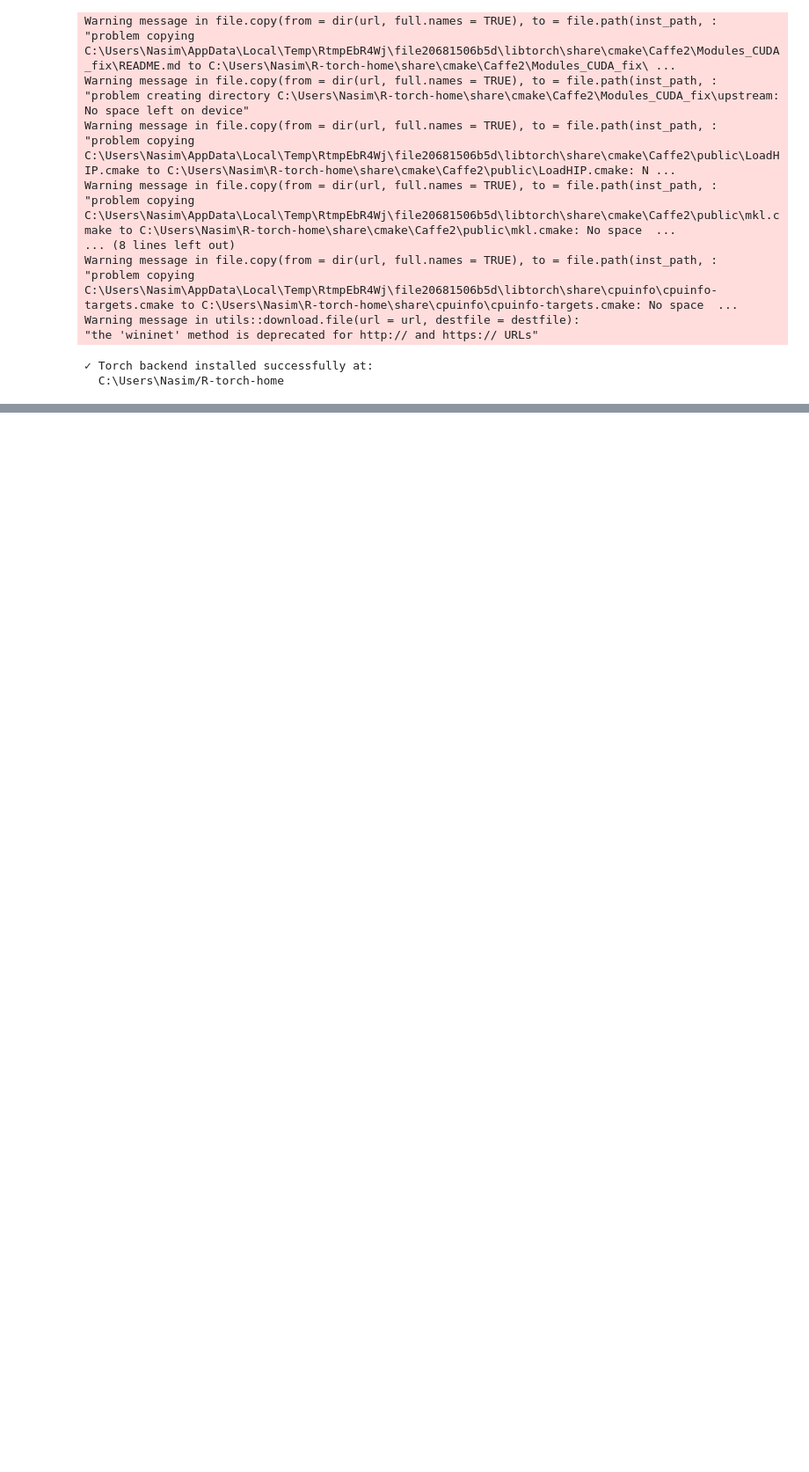
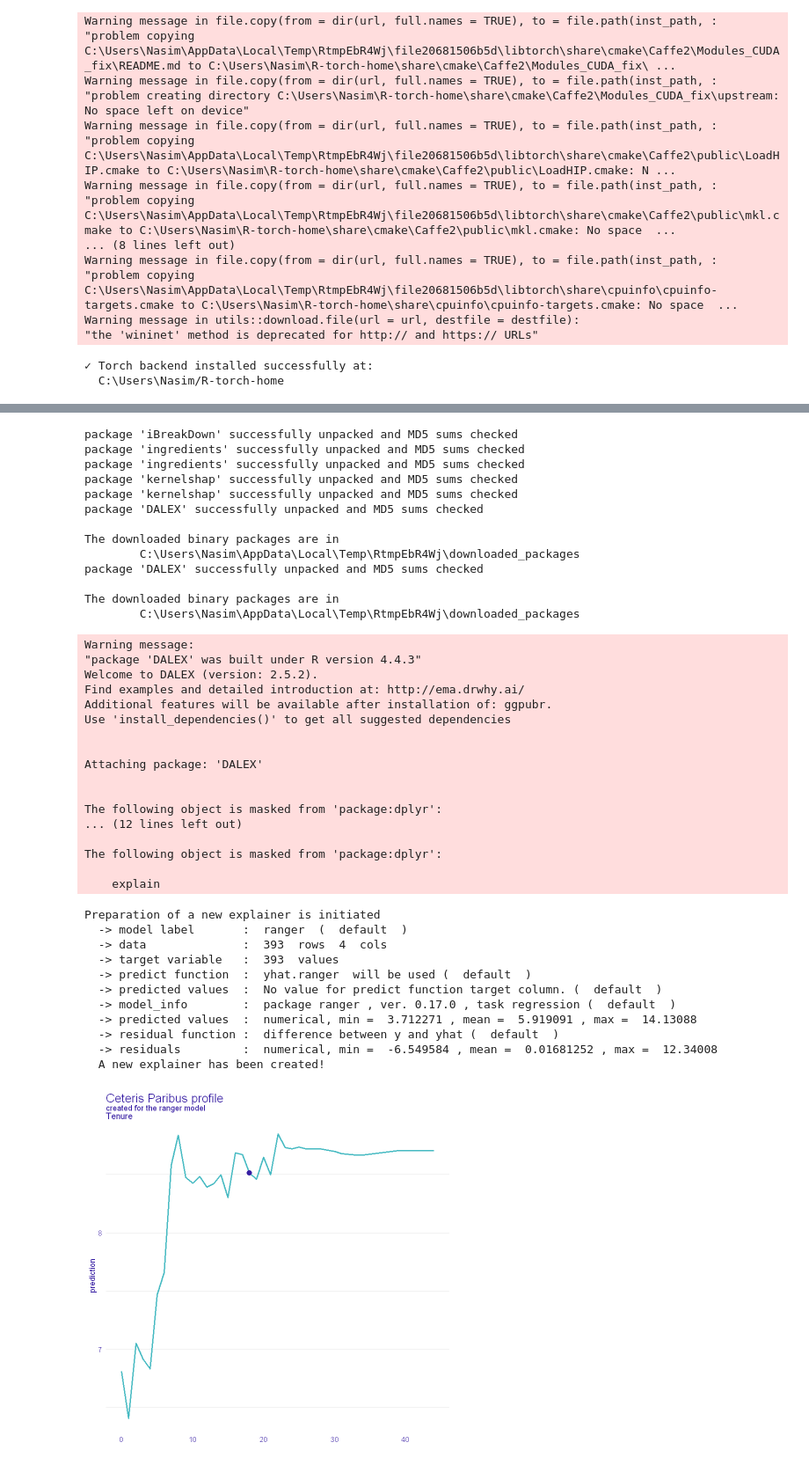
Before and after one commit to Reza4u/Learn-Statistical-Test, a Jupyter notebook: Machine Learning/book practice.ipynb, the cells around one changed output, grey strips where cells are left out. Shown at 88% size. Saved outputs shown, nothing was run; the diff lists cells and outputs as text; code cells hidden in the pictures; blank space fills up the shorter version.

```diff
--- a/Machine Learning/book practice.ipynb
+++ b/Machine Learning/book practice.ipynb
@@ -1936,0 +2127,23 @@ A tibble: 3 × 3
+# %%
+set.seed(777)
+Split7525=initial_split(DataWage, prop=0.75, strata=Wage)
+DataTrain=training(Split7525)
+DataTest=testing(Split7525)
+# %%
+ModelDesignRF=rand_forest() |>
+set_engine("ranger", num.threads=parallel::detectCores(),
+importance="impurity") |>
+set_mode("regression")
+
+
+RecipeWage=recipe(Wage~., data=DataTrain)
+
+set.seed(777)
+WfModelWageRF=workflow() |>
+add_model(ModelDesignRF)|>
+add_recipe(RecipeWage) |>
+fit(DataTrain)
+# %%
+ObsHelga=tibble(Wage=8.9, Educ=17, Tenure=18,
+Female=factor(1, levels=c(0,1)))
+print(ObsHelga)
@@ -1936,0 +2155,3 @@ A tibble: 3 × 3
+# %%
+ObsHelga=augment(WfModelWageRF, new_data=ObsHelga)
+print(ObsHelga)
@@ -1936,0 +2163,11 @@ A tibble: 3 × 3
+# %%
+install.packages("DALEX")
+library(DALEX)
+ExplainerRF=DALEX::explain(extract_fit_engine(WfModelWageRF),
+            data=DataTrain, y=DataTrain$Wage)
+
+CPPlot=predict_profile(explainer=ExplainerRF,
+    new_observation=ObsHelga,
+    variables="Tenure")
+plot(CPPlot, variables="Tenure")
+# %% [output]
@@ -1936,0 +2191,42 @@ A tibble: 3 × 3
+package 'iBreakDown' successfully unpacked and MD5 sums checked
+package 'ingredients' successfully unpacked and MD5 sums checked
+package 'ingredients' successfully unpacked and MD5 sums checked
+package 'kernelshap' successfully unpacked and MD5 sums checked
+package 'kernelshap' successfully unpacked and MD5 sums checked
+package 'DALEX' successfully unpacked and MD5 sums checked
+
+The downloaded binary packages are in
+        C:\Users\Nasim\AppData\Local\Temp\RtmpEbR4Wj\downloaded_packages
+package 'DALEX' successfully unpacked and MD5 sums checked
+
+The downloaded binary packages are in
+        C:\Users\Nasim\AppData\Local\Temp\RtmpEbR4Wj\downloaded_packages
+Warning message:
+"package 'DALEX' was built under R version 4.4.3"
+Welcome to DALEX (version: 2.5.2).
+Find examples and detailed introduction at: http://ema.drwhy.ai/
+Additional features will be available after installation of: ggpubr.
+Use 'install_dependencies()' to get all suggested dependencies
+
+
+Attaching package: 'DALEX'
+
+
+The following object is masked from 'package:dplyr':
+... (12 lines left out)
+
+The following object is masked from 'package:dplyr':
+
+    explain
+Preparation of a new explainer is initiated
+  -> model label       :  ranger  (  default  )
+  -> data              :  393  rows  4  cols
+  -> target variable   :  393  values
+  -> predict function  :  yhat.ranger  will be used (  default  )
+  -> predicted values  :  No value for predict function target column. (  default  )
+  -> model_info        :  package ranger , ver. 0.17.0 , task regression (  default  )
+  -> predicted values  :  numerical, min =  3.712271 , mean =  5.919091 , max =  14.13088
+  -> residual function :  difference between y and yhat (  default  )
+  -> residuals         :  numerical, min =  -6.549584 , mean =  0.01681252 , max =  12.34008
+  A new explainer has been created!
+[figure, added]
```
Also changed, not shown: parts of 33 cells of this notebook, 2 other files.
